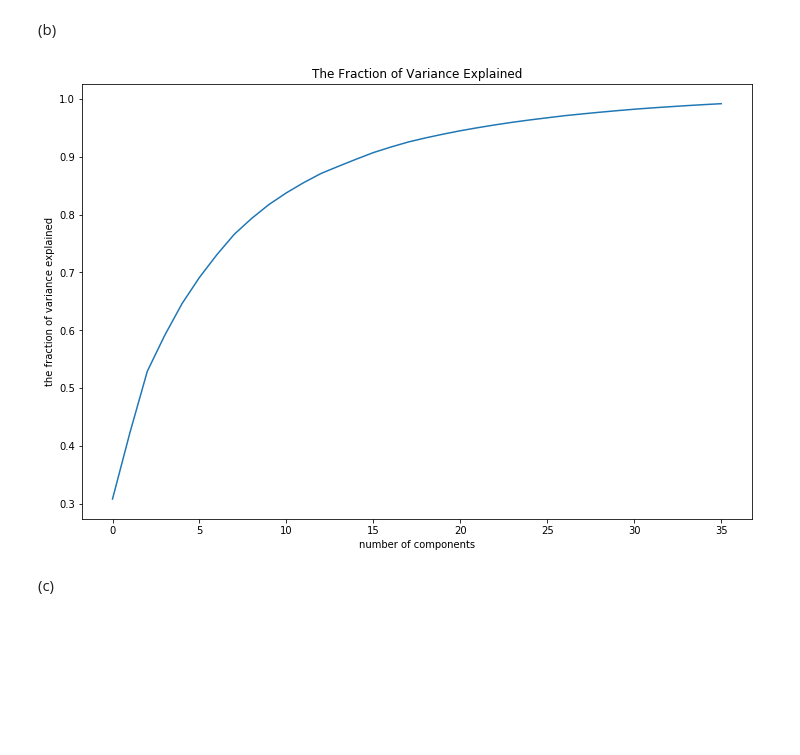
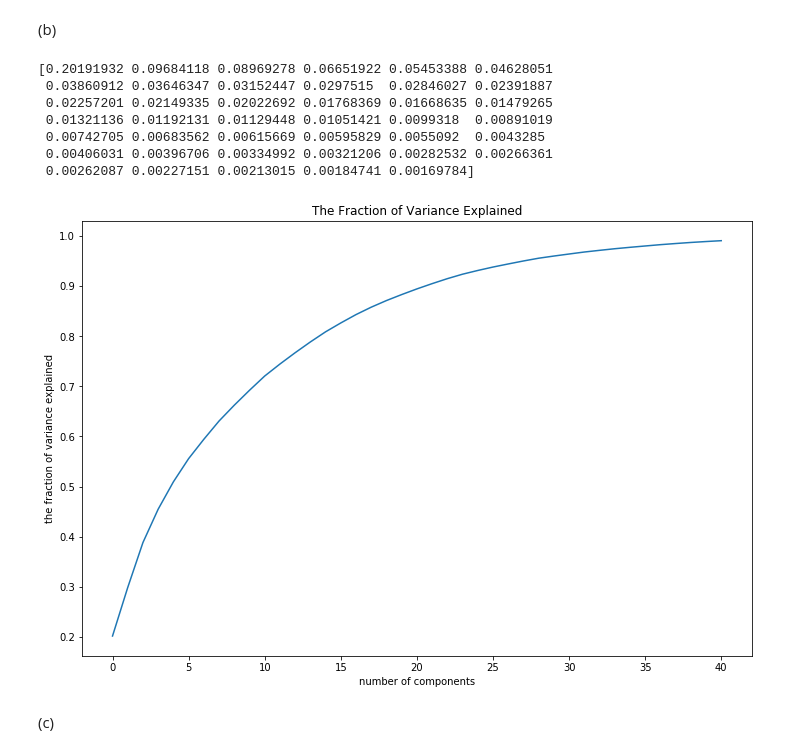
Before and after one commit to chrimiway/machine-learning-course, a Jupyter notebook: Assignment4.ipynb, the cells around one changed output. Cells and saved outputs as stored; diff of their text form; code cells hidden in the pictures; blank space fills up the shorter version.

```diff
--- a/Assignment4.ipynb
+++ b/Assignment4.ipynb
@@ -227,13 +217,19 @@ from sklearn import datasets
 digits = datasets.load_digits()
 digits_data = digits.data
 digits_label = digits.target
+
+# normalization
+from sklearn.preprocessing import StandardScaler
+scaler = StandardScaler()
+scaler.fit(digits_data)
+digits_data_norm = scaler.transform(digits_data)
 # %% [markdown]
 (a)
 # %%
 from sklearn.decomposition import PCA
 pca = PCA(n_components=2)
-pca.fit(digits_data)
-digits_transformed = pca.transform(digits_data)
+pca.fit(digits_data_norm)
+digits_transformed = pca.transform(digits_data_norm)
 
 %matplotlib inline
 import matplotlib.pyplot as plt
@@ -311,20 +315,33 @@ plt.show()
 # %% [markdown]
 (b)
 # %%
+# normalization
+from sklearn.preprocessing import StandardScaler
+scaler = StandardScaler()
+scaler.fit(digits_5)
+digits_5_norm = scaler.transform(digits_5)
+
 pca5 = PCA(n_components=0.99)
-pca5.fit(digits_5)
+pca5.fit(digits_5_norm)
 varience_explained = pca5.explained_variance_ratio_
 
 cumulative_var = np.cumsum(varience_explained)
 
 plt.figure(figsize=(12, 8))
 plt.plot(list(range(len(cumulative_var))), cumulative_var)
 plt.ylabel("the fraction of variance explained")
 plt.xlabel("number of components")
 plt.title("The Fraction of Variance Explained")
 plt.show()
 # %% [output]
+[0.20191932 0.09684118 0.08969278 0.06651922 0.05453388 0.04628051
+ 0.03860912 0.03646347 0.03152447 0.0297515  0.02846027 0.02391887
+ 0.02257201 0.02149335 0.02022692 0.01768369 0.01668635 0.01479265
+ 0.01321136 0.01192131 0.01129448 0.01051421 0.0099318  0.00891019
+ 0.00742705 0.00683562 0.00615669 0.00595829 0.0055092  0.0043285
+ 0.00406031 0.00396706 0.00334992 0.00321206 0.00282532 0.00266361
+ 0.00262087 0.00227151 0.00213015 0.00184741 0.00169784]
-[figure, old version]
+[figure, new version]
 # %% [markdown]
 (c)
 # %%
```
Also changed, not shown: parts of 14 cells of this notebook.
